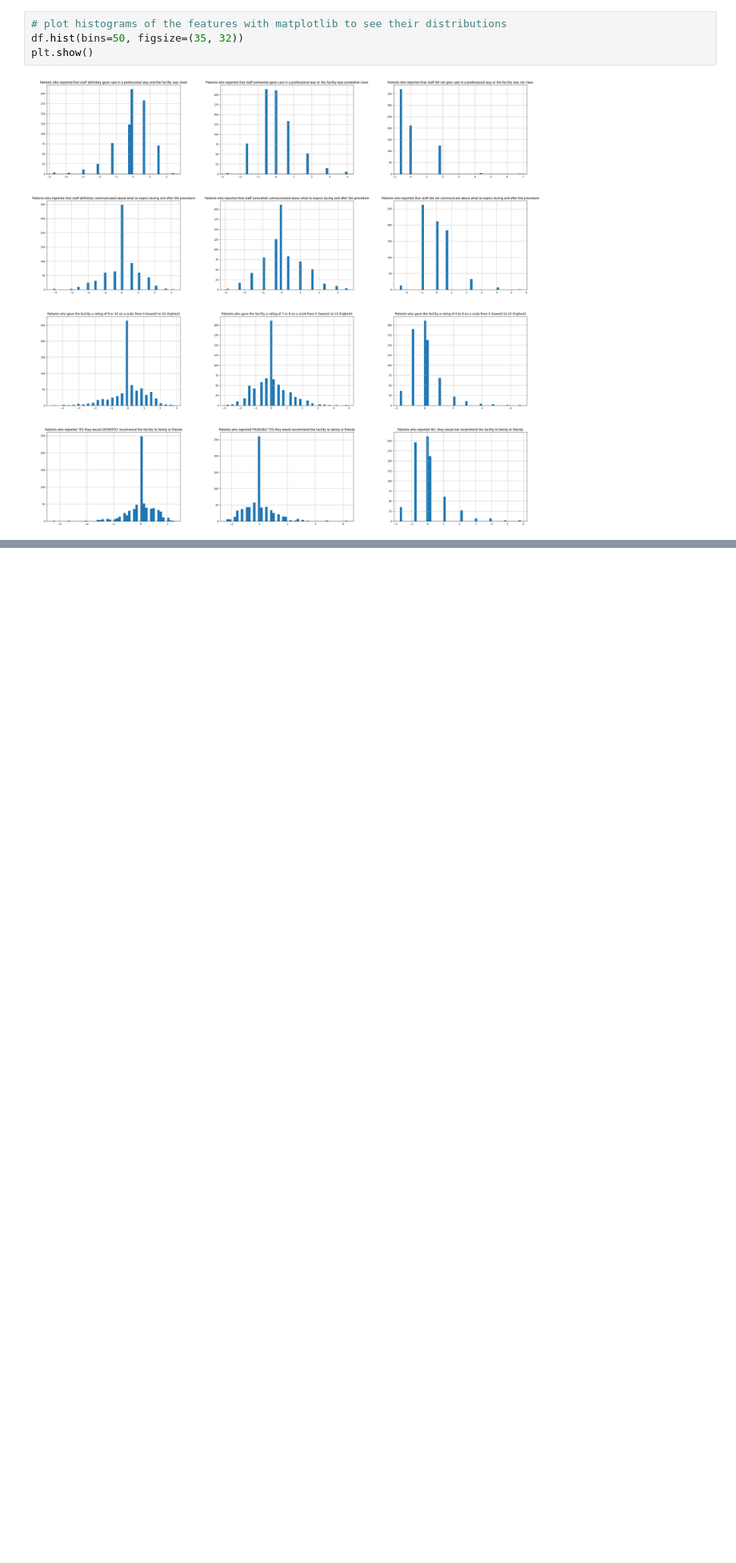
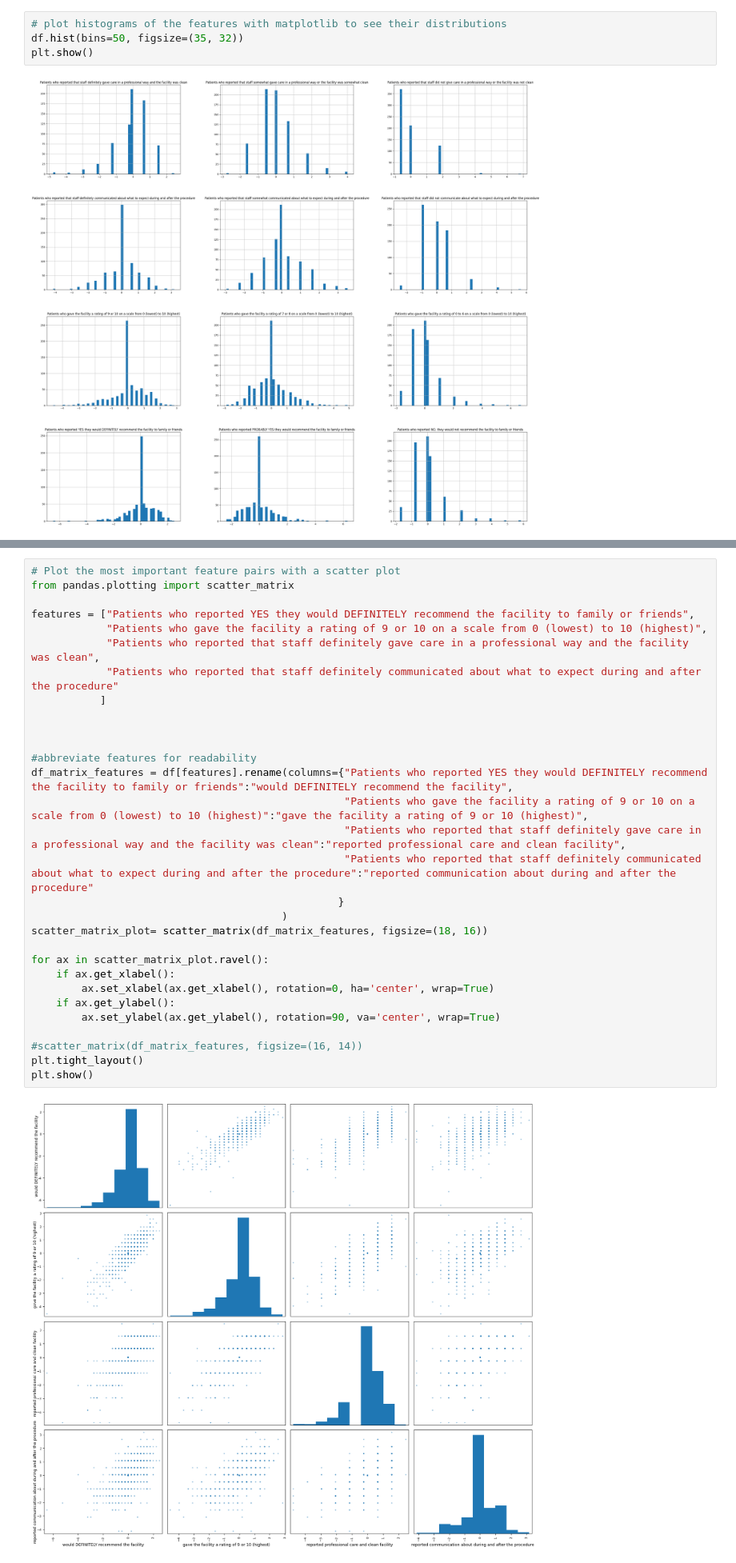
Before and after one commit to rachel5678b/Data-Science-Project-1, a Jupyter notebook: OAS_CAHPS.ipynb, the cells around one changed output, grey strips where cells are left out. Shown: that part at 80% size. Cells and saved outputs as stored; diff of their text form; blank space fills up the shorter version.

Commit message:
explored data visualizations

```diff
--- a/OAS_CAHPS.ipynb
+++ b/OAS_CAHPS.ipynb
@@ -184,0 +205,32 @@ plt.show()
+# %%
+# Plot the most important feature pairs with a scatter plot
+from pandas.plotting import scatter_matrix
+
+features = ["Patients who reported YES they would DEFINITELY recommend the facility to family or friends",
+            "Patients who gave the facility a rating of 9 or 10 on a scale from 0 (lowest) to 10 (highest)",
+            "Patients who reported that staff definitely gave care in a professional way and the facility was clean",
+            "Patients who reported that staff definitely communicated about what to expect during and after the procedure"
+           ]
+
+
+
+#abbreviate features for readability
+df_matrix_features = df[features].rename(columns={"Patients who reported YES they would DEFINITELY recommend the facility to family or friends":"would DEFINITELY recommend the facility",
+                                                  "Patients who gave the facility a rating of 9 or 10 on a scale from 0 (lowest) to 10 (highest)":"gave the facility a rating of 9 or 10 (highest)",
+                                                  "Patients who reported that staff definitely gave care in a professional way and the facility was clean":"reported professional care and clean facility",
+                                                  "Patients who reported that staff definitely communicated about what to expect during and after the procedure":"reported communication about during and after the procedure"
+                                                 }
+                                        )
+scatter_matrix_plot= scatter_matrix(df_matrix_features, figsize=(18, 16))
+
+for ax in scatter_matrix_plot.ravel():
+    if ax.get_xlabel():
+        ax.set_xlabel(ax.get_xlabel(), rotation=0, ha='center', wrap=True)
+    if ax.get_ylabel():
+        ax.set_ylabel(ax.get_ylabel(), rotation=90, va='center', wrap=True)
+
+#scatter_matrix(df_matrix_features, figsize=(16, 14))
+plt.tight_layout()
+plt.show()
+# %% [output]
+[figure, added]
```
Also changed, not shown: parts of 8 cells of this notebook.
